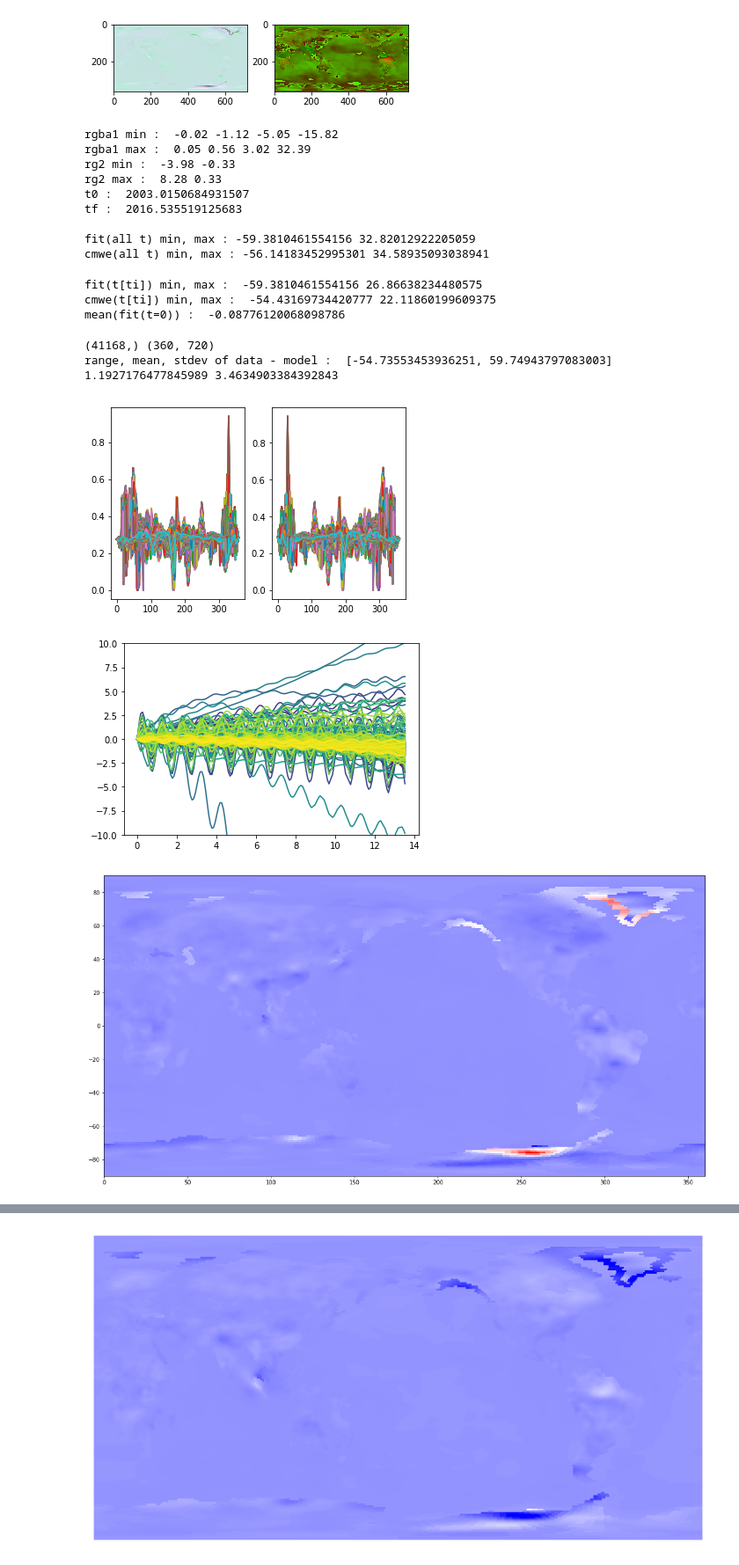
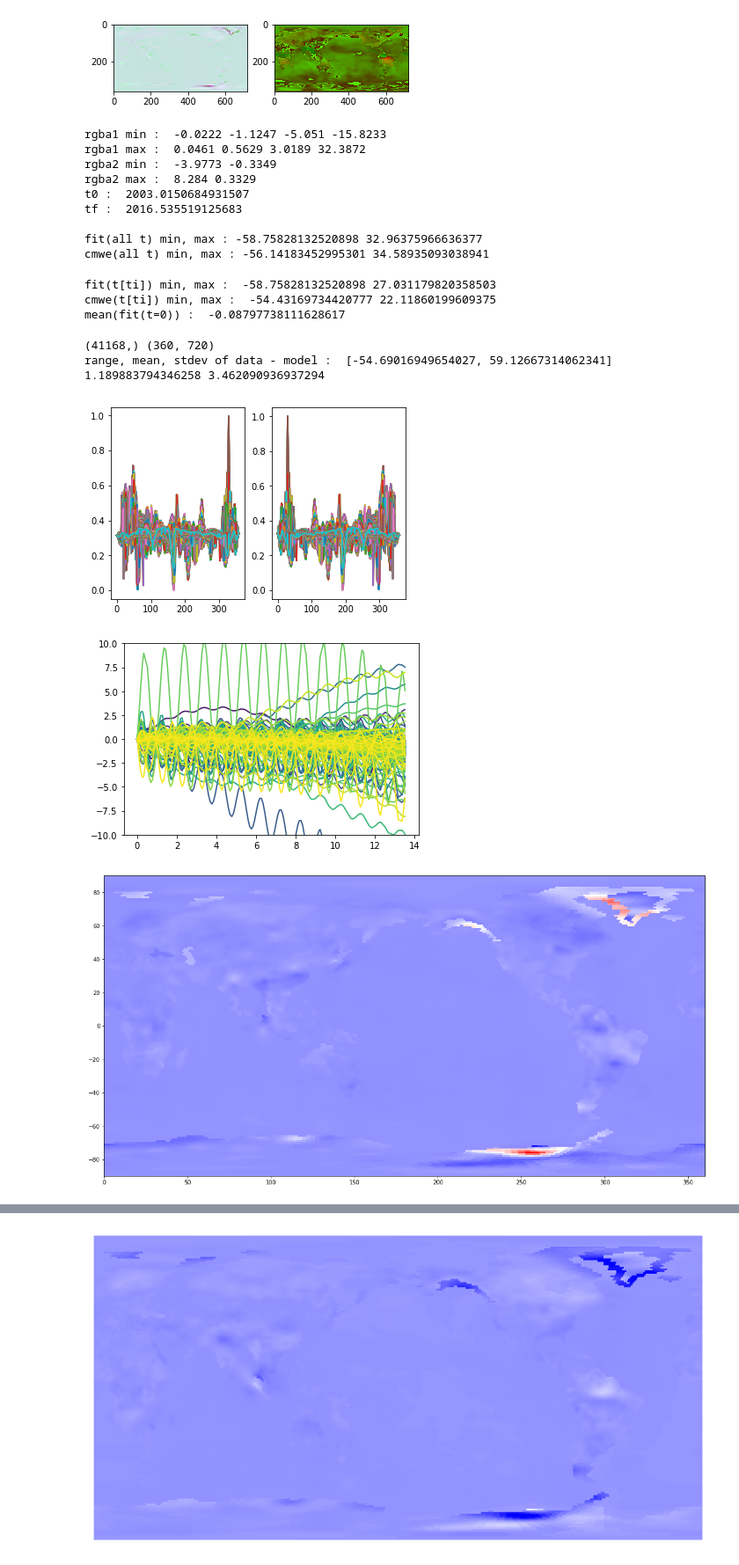
Before and after one commit to ageller/UniviewGRACE, a Jupyter notebook: GRACEEarth/rawdata/convertGRACEFit.ipynb, the cells around one changed output, grey strips where cells are left out. Shown at 88% size. Saved outputs shown, nothing was run; the diff lists cells and outputs as text; code cells hidden in the pictures.

```diff
--- a/GRACEEarth/rawdata/convertGRACEFit.ipynb
+++ b/GRACEEarth/rawdata/convertGRACEFit.ipynb
@@ -211,6 +216,7 @@ import cartopy.crs as ccrs
 Ngrid = int(360)
 print(Ngrid)
 method = "nearest"
+sigma = None
 proj = ccrs.PlateCarree(180)
 # %% [output]
 360
@@ -429,13 +437,17 @@ b1norm = np.clip((b1 - b1min) / (b1max - b1min), 0, 1)
 a1norm = np.clip((a1 - a1min) / (a1max - a1min), 0, 1)
 r2norm = np.clip((r2 - r2min) / (r2max - r2min), 0, 1)
 g2norm = np.clip((g2 - g2min) / (g2max - g2min), 0, 1)
+#b2norm = np.clip((b2 - b2min) / (b2max - b2min), 0, 1)
+b2norm = np.zeros_like(r2norm)
+#a2norm = np.clip((a2 - a2min) / (a2max - a2min), 0, 1)
+a2norm = np.ones_like(r2norm)
 
-def createFitImage(rn, gn, bn, an, iname):
+def createFitImage(rn, gn, bn, an, iname, sigma = None, reg = range(len(mascons['lon_center'])), zm = None):
 
-    rg = makeCmweGrid(0, Ngrid*2., Ngrid, c = rn)
-    gg = makeCmweGrid(0, Ngrid*2., Ngrid, c = gn)
-    bg = makeCmweGrid(0, Ngrid*2., Ngrid, c = bn)
-    ag = makeCmweGrid(0, Ngrid*2., Ngrid, c = an)
+    rg = makeCmweGrid(0, Ngrid*2., Ngrid, c = rn, sigma = sigma, reg = reg, zm = zm)
+    gg = makeCmweGrid(0, Ngrid*2., Ngrid, c = gn, sigma = sigma, reg = reg, zm = zm)
+    bg = makeCmweGrid(0, Ngrid*2., Ngrid, c = bn, sigma = sigma, reg = reg, zm = zm)
+    ag = makeCmweGrid(0, Ngrid*2., Ngrid, c = an, sigma = sigma, reg = reg, zm = zm)
 
     rgbagrid = np.dstack((rg, gg, bg, ag))
     print(rgbagrid.shape)
@@ -445,8 +457,12 @@ def createFitImage(rn, gn, bn, an, iname):
 
     return rg, gg, bg, ag
 
-r1grid, g1grid, b1grid, a1grid = createFitImage(r1norm, g1norm, b1norm, a1norm, 'GRACEfit_1.png')
-r2grid, g2grid, b2grid, a1grid = createFitImage(r2norm, g2norm, np.zeros_like(r2norm), np.ones_like(r2norm), 'GRACEfit_2.png')
+land = np.where(mascons['location'] <= 80)[0]
+
+r1grid, g1grid, b1grid, a1grid = createFitImage(r1norm, g1norm, b1norm, a1norm, 'GRACEfit_1.png', \
+                                                sigma = sigma)#, reg = land)
+r2grid, g2grid, b2grid, a1grid = createFitImage(r2norm, g2norm, b2norm, a2norm, 'GRACEfit_2.png', \
+                                                sigma = sigma)#, reg = land)
 # %% [output]
 (41168,) (360, 720)
 (41168,) (360, 720)
@@ -494,17 +510,21 @@ ax[1].imshow(im2)
 [figure]
 # %%
 def getCmwe(t, p1, p2):
-    f1 = p1[0] * t**3. + p1[1] * t**2. + p1[2] * t + p1[3]
-    f2 = p2[0] * np.sin(2.*np.pi*(t + p2[1]))
+    f1 = p1[0]*t**3. + p1[1]*t**2. + p1[2]*t**1. + p1[3]
+    #f1 = p1[0]*t**4. + p1[1]*t**3. + p1[2]*t**2. + p1[3]*t + p1[4]
+    #f1 = p1[0]*t**5. + p1[1]*t**4. + p1[2]*t**3. + p1[3]*t**2. + p1[4]*t + p1[5]
+    f2 = p2[0]*np.sin(2.*np.pi*(t + p2[1]))
     return (f1 +  f2)
 # %%
 print("rgba1 min : ", r1min, g1min, b1min, a1min)
 print("rgba1 max : ", r1max, g1max, b1max, a1max)
-print("rg2 min : ", r2min, g2min)
-print("rg2 max : ", r2max, g2max)
+print("rgba2 min : ", r2min, g2min)#, b2min, a2min)
+print("rgba2 max : ", r2max, g2max)#, b2max, a2max)
 print("t0 : ", t0)
 print("tf : ", max(mascons['yr'][2]))
 print()
+
+t = mascons['yr'][2] - t0
 
 rf1 = Ir1grid * (r1max - r1min) + r1min
 gf1 = Ig1grid * (g1max - g1min) + g1min
@@ -513,8 +533,10 @@ af1 = Ia1grid * (a1max - a1min) + a1min
 
 rf2 = Ir2grid * (r2max - r2min) + r2min
 gf2 = Ig2grid * (g2max - g2min) + g2min
+#bf2 = Ib2grid * (b2max - b2min) + b2min
+#af2 = Ia2grid * (a2max - a2min) + a2min
 
-p1 = np.array([rf1, gf1, bf1, af1])
+p1 = np.array([rf1, gf1, bf1, af1])#, bf2])#, af2])
 p2 = np.array([rf2, gf2])
 
 cG = mascons['cmwe'].copy()
@@ -530,18 +552,16 @@ print("fit(all t) min, max :", cmin, cmax)
 print("cmwe(all t) min, max :", min(cG.flatten()), max(cG.flatten()))
 print()
 # %% [output]
-rgba1 min :  -0.02 -1.12 -5.05 -15.82
-rgba1 max :  0.05 0.56 3.02 32.39
-rg2 min :  -3.98 -0.33
-rg2 max :  8.28 0.33
+rgba1 min :  -0.0222 -1.1247 -5.051 -15.8233
+rgba1 max :  0.0461 0.5629 3.0189 32.3872
+rgba2 min :  -3.9773 -0.3349
+rgba2 max :  8.284 0.3329
 t0 :  2003.0150684931507
 tf :  2016.535519125683
 
-fit(all t) min, max : -59.3810461554156 32.82012922205059
+fit(all t) min, max : -58.75828132520898 32.96375966636377
 cmwe(all t) min, max : -56.14183452995301 34.58935093038941
 # %%
-t = mascons['yr'][2] - t0
-
 ti = len(t)-1
 
 f, ax = plt.subplots(1,2)
@@ -551,6 +571,7 @@ ax[1].plot(r1grid)
 
 c =  getCmwe(t[ti], p1, p2)
 ct0 =  getCmwe(t[0], p1, p2)
+
 print("fit(t[ti]) min, max : ", min(c.flatten()), max(c.flatten()))
 z = mascons['cmwe'][:,ti] * mascons['area_km2']*1e-5
 print("cmwe(t[ti]) min, max : ", min(z),max(z))
@@ -563,14 +584,21 @@ p10f = p1[0].flatten()
 p11f = p1[1].flatten()
 p12f = p1[2].flatten()
 p13f = p1[3].flatten()
+#p14f = p1[4].flatten()
+#p15f = p1[5].flatten()
 p20f = p2[0].flatten()
 p21f = p2[1].flatten()
 choose = np.random.randint(low = 0, high = len(p10f)-1, size = 255)
 for ic, i in enumerate(choose):
-    f1 =  p10f[i] * t**3. + p11f[i] * t**2. + p12f[i] * t + p13f[i]
+    #f1 =  p10f[i]*t**5. + p11f[i]*t**4. + p12f[i]*t**3. + p13f[i]*t**2. +  p14f[i]*t + p15f[i]
+    #f1 =  p10f[i]*t**4. + p11f[i]*t**3. + p12f[i]*t**2. + p13f[i]*t +  p14f[i]
+    f1 =  p10f[i]*t**3. + p11f[i]*t**2. + p12f[i]*t**1. + p13f[i]
     f2 = p20f[i] * np.sin(2.*np.pi*(t + p21f[i]))
     cAll = (f1 +  f2)
+    #cAll0 = p15f[i] +  p20f[i] * np.sin(2.*np.pi*p21f[i])
+    #cAll0 = p14f[i] +  p20f[i] * np.sin(2.*np.pi*p21f[i])
     cAll0 = p13f[i] +  p20f[i] * np.sin(2.*np.pi*p21f[i])
+
     plt.plot(t,cAll - cAll0, c=cmap(ic))
 
 #vmin = min((c-ct0).flatten())
@@ -581,37 +609,37 @@ vmax = max(z)
 cmap = plt.get_cmap('bwr_r')
 
 extent = [0, 360, -90, 90]
 zgrid = makeCmweGrid(ti, Ngrid*2., Ngrid, extent = extent)
 f,ax = plt.subplots(1,1, figsize=(20, 10))
 ax.imshow(zgrid, extent = extent, origin="lower", vmin=vmin, vmax=vmax, cmap = cmap)
 
 
 f = plt.figure(figsize=(20,10), frameon=False)
 ax = f.add_axes([0, 0, 1, 1], projection = proj)
 ax.axis('off')
 ax.outline_patch.set_visible(False)
 im = ax.imshow(c, extent=extent, aspect='equal', origin="upper", \
                  vmin=vmin, vmax=vmax, transform=proj, cmap = cmap)
 
 diff = zgrid - c
 f = plt.figure(figsize=(20,10), frameon=False)
 ax = f.add_axes([0, 0, 1, 1], projection = proj)
 ax.axis('off')
 ax.outline_patch.set_visible(False)
 ax.imshow(diff, extent=extent, aspect='equal', origin="lower", \
                  vmin=-1, vmax=1, transform=proj)
 
 rng = [np.min(diff.flatten()), np.max(diff.flatten())]
 print("range, mean, stdev of data - model : ", rng, np.mean(diff.flatten()), np.std(diff.flatten()))
 f = plt.figure(figsize=(10,5))
 x = plt.hist(diff.flatten(), bins=100, range=rng)
 # %% [output]
-fit(t[ti]) min, max :  -59.3810461554156 26.86638234480575
+fit(t[ti]) min, max :  -58.75828132520898 27.031179820358503
 cmwe(t[ti]) min, max :  -54.43169734420777 22.11860199609375
-mean(fit(t=0)) :  -0.08776120068098786
+mean(fit(t=0)) :  -0.08797738111628617
 (41168,) (360, 720)
-range, mean, stdev of data - model :  [-54.73553453936251, 59.74943797083003] 1.1927176477845989 3.4634903384392843
+range, mean, stdev of data - model :  [-54.69016949654027, 59.12667314062341] 1.189883794346258 3.462090936937294
-[figure, old version]
+[figure, new version]
-[figure, old version]
+[figure, new version]
 [figure]
 [figure]
```
Also changed, not shown: parts of 8 cells of this notebook, 4 other files.
